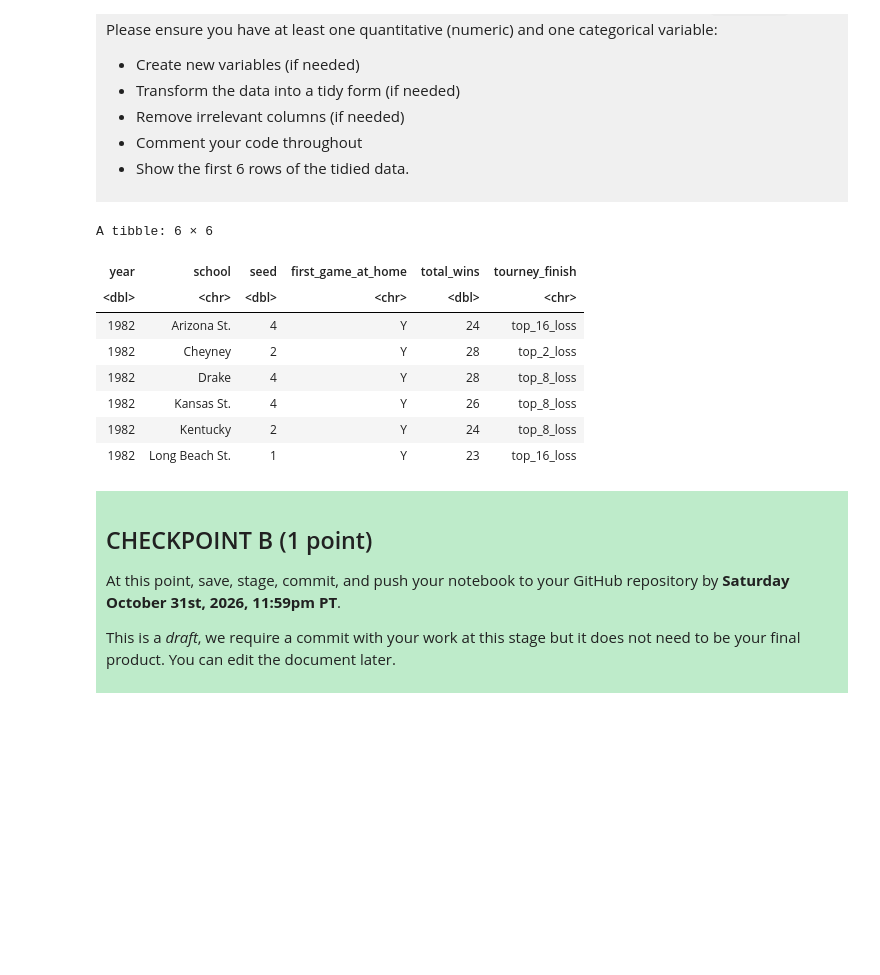
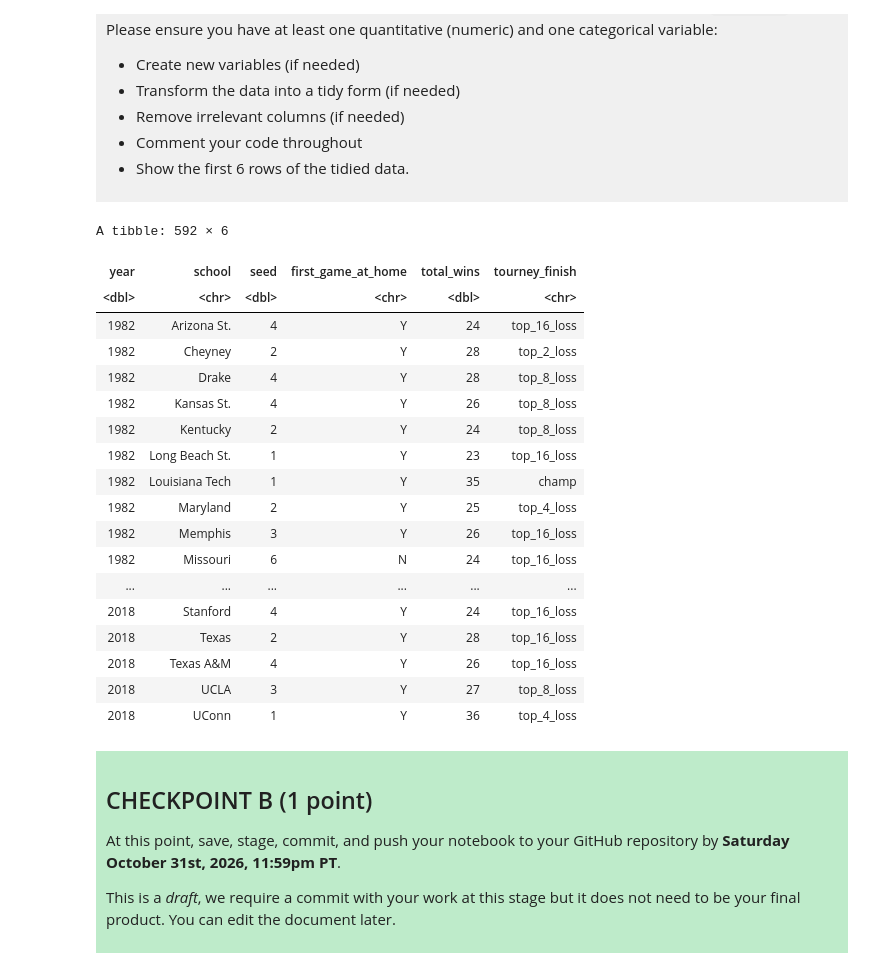
Before and after one commit to m4yad4niel/dsci-100-project-maya-daniel, a Jupyter notebook: dsci-100-project-notebook.ipynb, the cells around one changed output. Saved outputs shown, nothing was run; the diff lists cells and outputs as text; code cells hidden in the pictures; blank space fills up the shorter version.

```diff
--- a/dsci-100-project-notebook.ipynb
+++ b/dsci-100-project-notebook.ipynb
@@ -221,22 +231,31 @@ Produce a tidy data set that could be used to answer your research question usin
 # %%
 library(tidyverse)
 selected_columns <- women_march_madness_data |>
 select(year, school, seed, first_game_at_home, total_wins, tourney_finish) |>
 filter(tourney_finish %in% c("top_16_loss", "top_8_loss", "top_4_loss", "top_2_loss", "champ"))
 
-women_march_madness_tidy_data <- selected_columns |>
-slice(1:6)
+women_march_madness_tidy_data <- selected_columns
 women_march_madness_tidy_data
 # %% [output]
-A tibble: 6 × 6
+A tibble: 592 × 6
 | year | school | seed | first_game_at_home | total_wins | tourney_finish |
 | <dbl> | <chr> | <dbl> | <chr> | <dbl> | <chr> |
 | 1982 | Arizona St. | 4 | Y | 24 | top_16_loss |
 | 1982 | Cheyney | 2 | Y | 28 | top_2_loss |
 | 1982 | Drake | 4 | Y | 28 | top_8_loss |
 | 1982 | Kansas St. | 4 | Y | 26 | top_8_loss |
 | 1982 | Kentucky | 2 | Y | 24 | top_8_loss |
 | 1982 | Long Beach St. | 1 | Y | 23 | top_16_loss |
+| 1982 | Louisiana Tech | 1 | Y | 35 | champ |
+| 1982 | Maryland | 2 | Y | 25 | top_4_loss |
+| 1982 | Memphis | 3 | Y | 26 | top_16_loss |
+| 1982 | Missouri | 6 | N | 24 | top_16_loss |
+| ... | ... | ... | ... | ... | ... |
+| 2018 | Stanford | 4 | Y | 24 | top_16_loss |
+| 2018 | Texas | 2 | Y | 28 | top_16_loss |
+| 2018 | Texas A&M | 4 | Y | 26 | top_16_loss |
+| 2018 | UCLA | 3 | Y | 27 | top_8_loss |
+| 2018 | UConn | 1 | Y | 36 | top_4_loss |
 # %% [markdown]
 <div style="background-color: #beebca; padding: 10px;">
 
```
Also changed, not shown: parts of 11 cells of this notebook.
